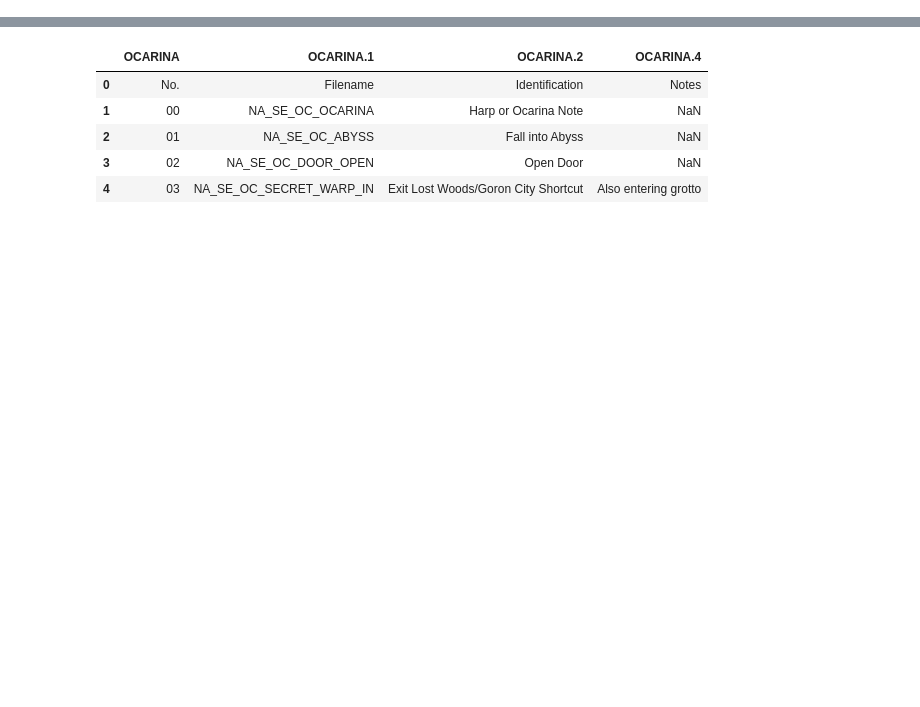
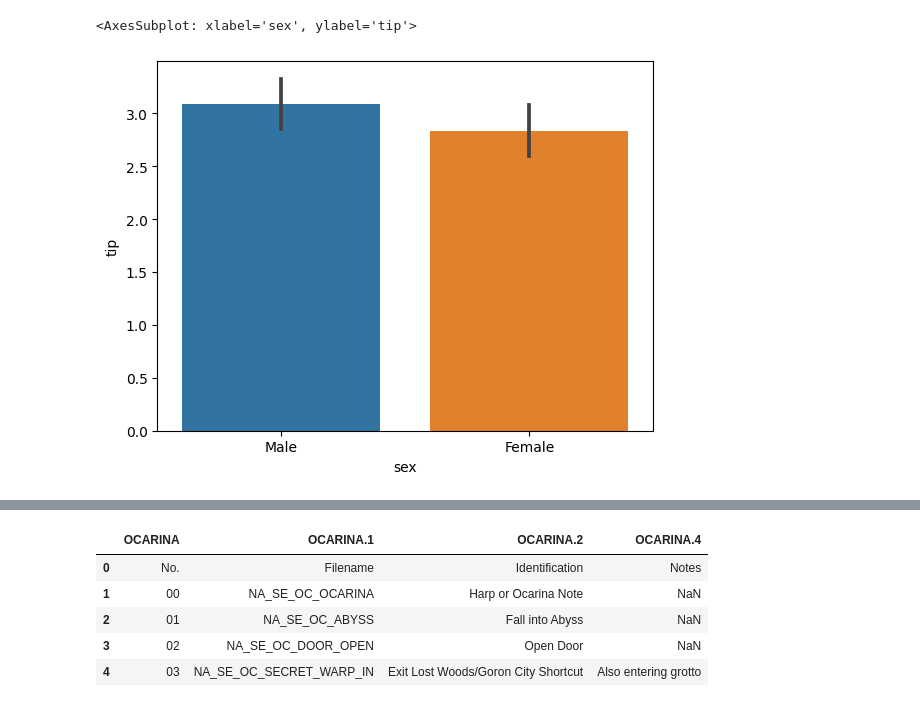
Before and after one commit to helveticae/Databehandling-William-Akilles-Lindstedt, a Jupyter notebook: Explorations/pandas_seaborn.ipynb, the cells around one changed output, grey strips where cells are left out. Cells and saved outputs as stored; diff of their text form; code cells hidden in the pictures; blank space fills up the shorter version.

```diff
--- a/Explorations/pandas_seaborn.ipynb
+++ b/Explorations/pandas_seaborn.ipynb
@@ -26,0 +100,7 @@ sns.lineplot(my_series)
+# %%
+# Barplot using same restaurant tip data
+
+sns.barplot(data=tips, x="sex", y="tip")
+# %% [output]
+<AxesSubplot: xlabel='sex', ylabel='tip'>
+[figure, added]
```
Also changed, not shown: parts of 16 cells of this notebook.
